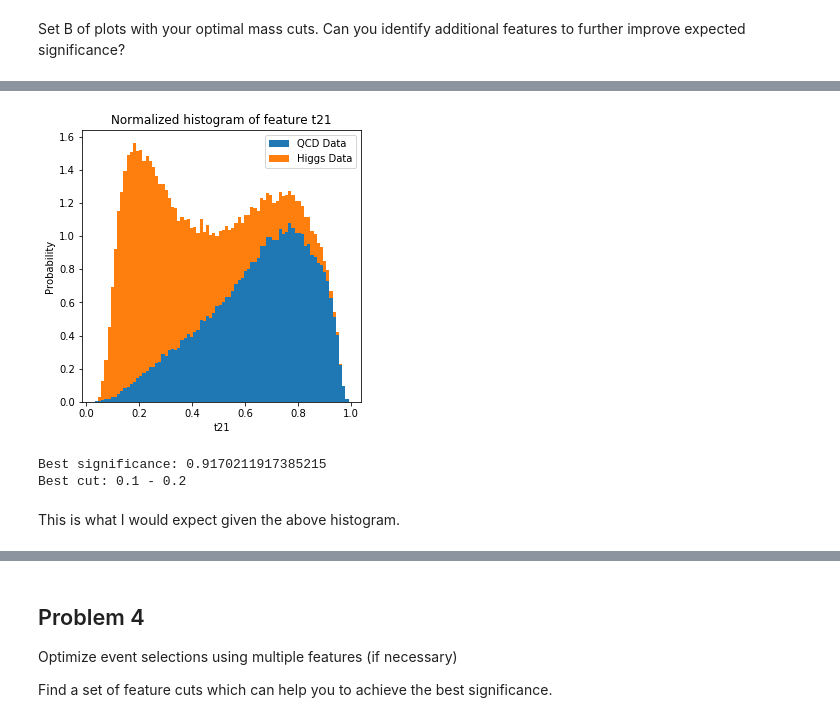
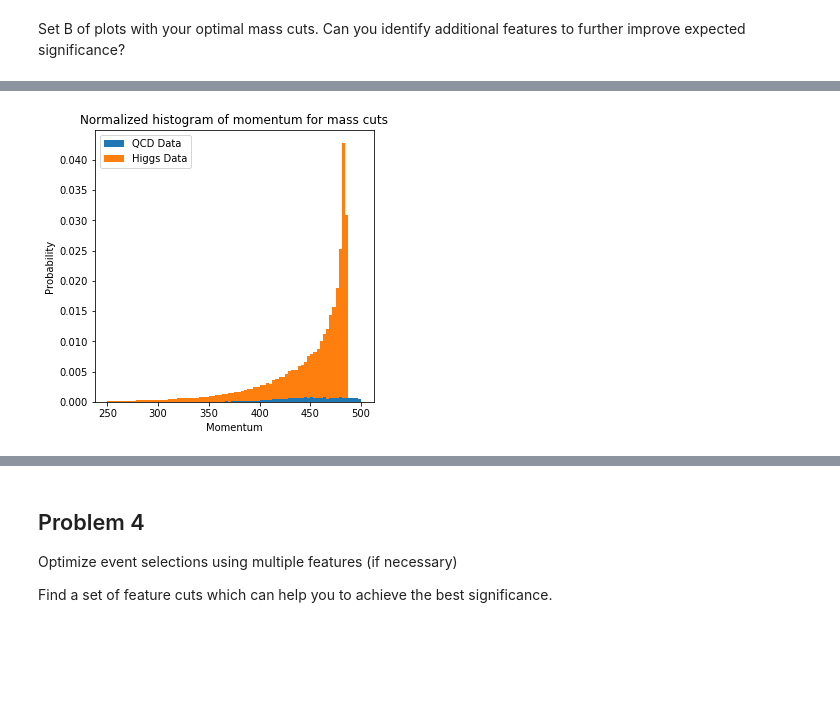
Before and after one commit to AdamK42/physics-434, a Jupyter notebook: lab7/lab7_8.ipynb, the cells around one changed output, grey strips where cells are left out. Drawn from its saved outputs; the diff is of its cells as text; code cells hidden in the pictures; blank space fills up the shorter version.

Commit message:
Lab 7 done ish, lab 8 started

```diff
--- a/lab7/lab7_8.ipynb
+++ b/lab7/lab7_8.ipynb
@@ -171,2 +208,11 @@ ax.legend(["QCD Data", "Higgs Data"]);
 # %% [markdown]
 Set B of plots with your optimal mass cuts. Can you identify additional features to further improve expected significance?
+# %%
+# Now lets take a look at the mass cut portions.
+lower = best_lower # from above
+upper = best_upper
+
+mass_cut_h = np.where(np.logical_and(mass_h >= lower,
+                                           mass_h <= upper))[0]
+mass_cut_q = np.where(np.logical_and(mass_q >= lower,
+                                           mass_q <= upper))[0]
@@ -173,67 +232,14 @@ Set B of plots with your optimal mass cuts. Can you identify additional features
 # %%
-# t21
+# On to pT
 figure = plt.figure(figsize=(5, 5))
 ax = figure.subplots()
 
-n, bins, patches = ax.hist([t21_q, t21_h], bins=80,
+n, bins, patches = ax.hist([pt_q[mass_cut_q], pt_h[mass_cut_h]], bins=80,
                            stacked=True, density=True);
-ax.set_title("Normalized histogram of feature t21")
+ax.set_title("Normalized histogram of momentum for mass cuts")
 ax.set_ylabel("Probability")
-ax.set_xlabel("t21")
+ax.set_xlabel("Momentum")
 ax.legend(["QCD Data", "Higgs Data"]);
 # %% [output]
-[figure, old version]
+[figure, new version]
-# %%
-# Thats... not normalized, but ok
-
-
-#Copy and pasted from above, changed to be more generic
-
-# tweakables
-feature_h = t21_h
-feature_q = t21_q
-cuts = 10    # breaks on cuts = 1 for some reason
-start = 0.0
-end = 1.0
-
-# calculated
-cut_size = (end - start) / cuts
-cut_N_higgs = 0 # will result in 0% significance if no higgs data found
-cut_N_qcd = 1 # prevents divide by 0 error
-t_higgs = len(feature_h)
-t_qcd = len(feature_q)
-
-# outputs
-best_significance = 0.0
-best_lower = 0
-best_upper = 0
-
-for idx in range(0, cuts):
-    lower = start + idx*cut_size
-    upper = lower + cut_size
-
-    # np.where returns a tuple for unknowable reasons, so we have to
-    # extract the actually usable part.
-    cut_h = np.where(np.logical_and(feature_h >= lower,
-                                    feature_h <= upper))[0]
-    cut_q = np.where(np.logical_and(feature_q >= lower,
-                                    feature_q <= upper))[0]
-
-    cut_N_higgs = len(cut_h) / t_higgs * N_higgs
-    cut_N_qcd = len(cut_q) / t_qcd * N_qcd
-
-    cut_significance = poisson.cdf(cut_N_higgs + cut_N_qcd, cut_N_qcd)
-
-    if cut_significance > best_significance:
-        best_significance = cut_significance
-        best_lower = lower
-        best_upper = upper
-
-print("Best significance: " + str(best_significance))
-print("Best cut: " + str(best_lower) + " - " + str(best_upper))
-# %% [output]
-Best significance: 0.9170211917385215
-Best cut: 0.1 - 0.2
-# %% [markdown]
-This is what I would expect given the above histogram.
 # %%
```
Also changed, not shown: parts of 26 cells of this notebook.
